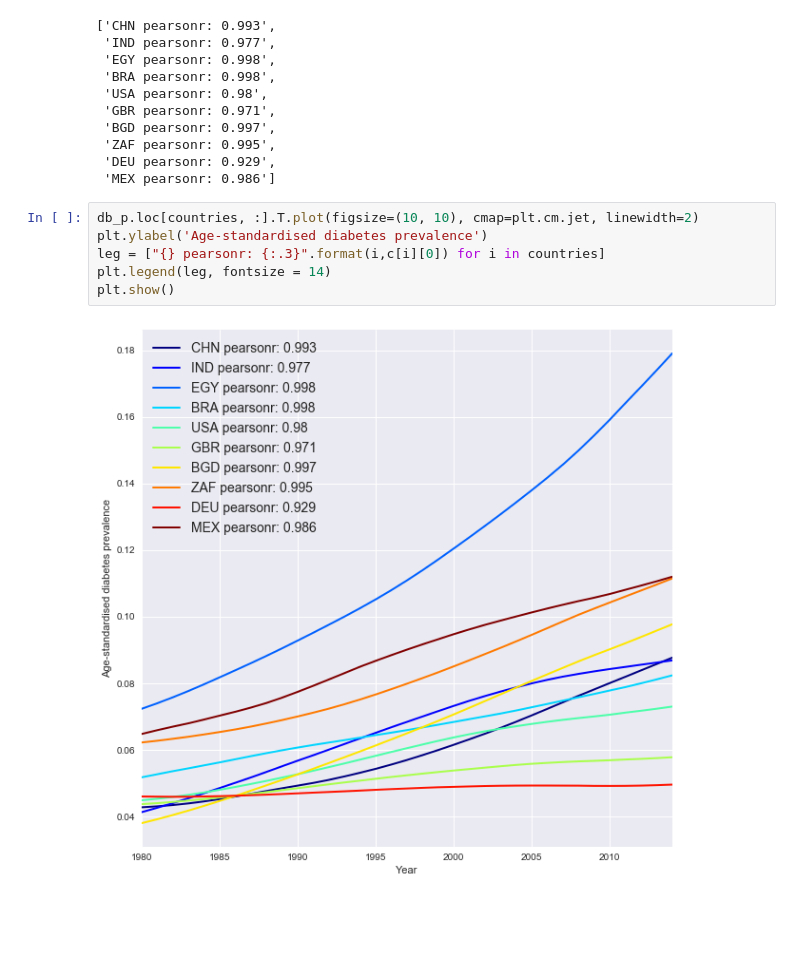
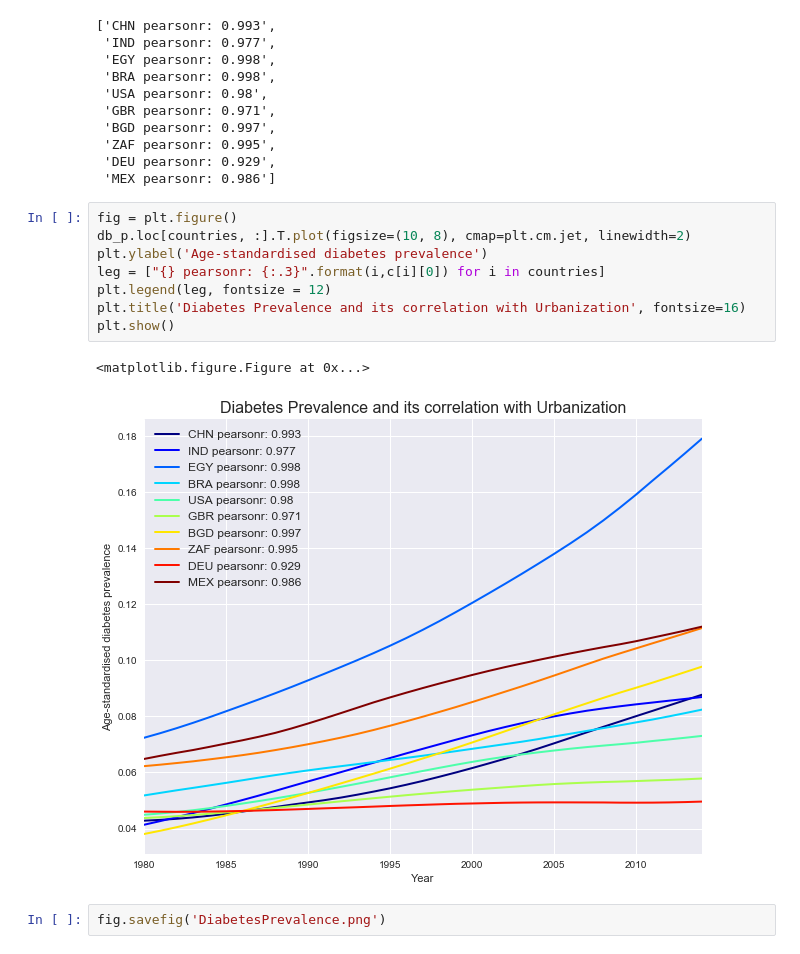
Before and after one commit to victorsette/WorldDiabetes, a Jupyter notebook: WorldDiabetes.ipynb, the cells around one changed output. Drawn from its saved outputs; the diff is of its cells as text; blank space fills up the shorter version.

```diff
--- a/WorldDiabetes.ipynb
+++ b/WorldDiabetes.ipynb
@@ -161,10 +166,15 @@ leg
  'DEU pearsonr: 0.929',
  'MEX pearsonr: 0.986']
 # %%
-db_p.loc[countries, :].T.plot(figsize=(10, 10), cmap=plt.cm.jet, linewidth=2)
+fig = plt.figure()
+db_p.loc[countries, :].T.plot(figsize=(10, 8), cmap=plt.cm.jet, linewidth=2)
 plt.ylabel('Age-standardised diabetes prevalence')
 leg = ["{} pearsonr: {:.3}".format(i,c[i][0]) for i in countries]
-plt.legend(leg, fontsize = 14)
+plt.legend(leg, fontsize = 12)
+plt.title('Diabetes Prevalence and its correlation with Urbanization', fontsize=16)
 plt.show()
 # %% [output]
+<matplotlib.figure.Figure at 0x...>
-[figure, old version]
+[figure, new version]
+# %%
+fig.savefig('DiabetesPrevalence.png')
```
Also changed, not shown: parts of 2 cells of this notebook, 2 other files.
